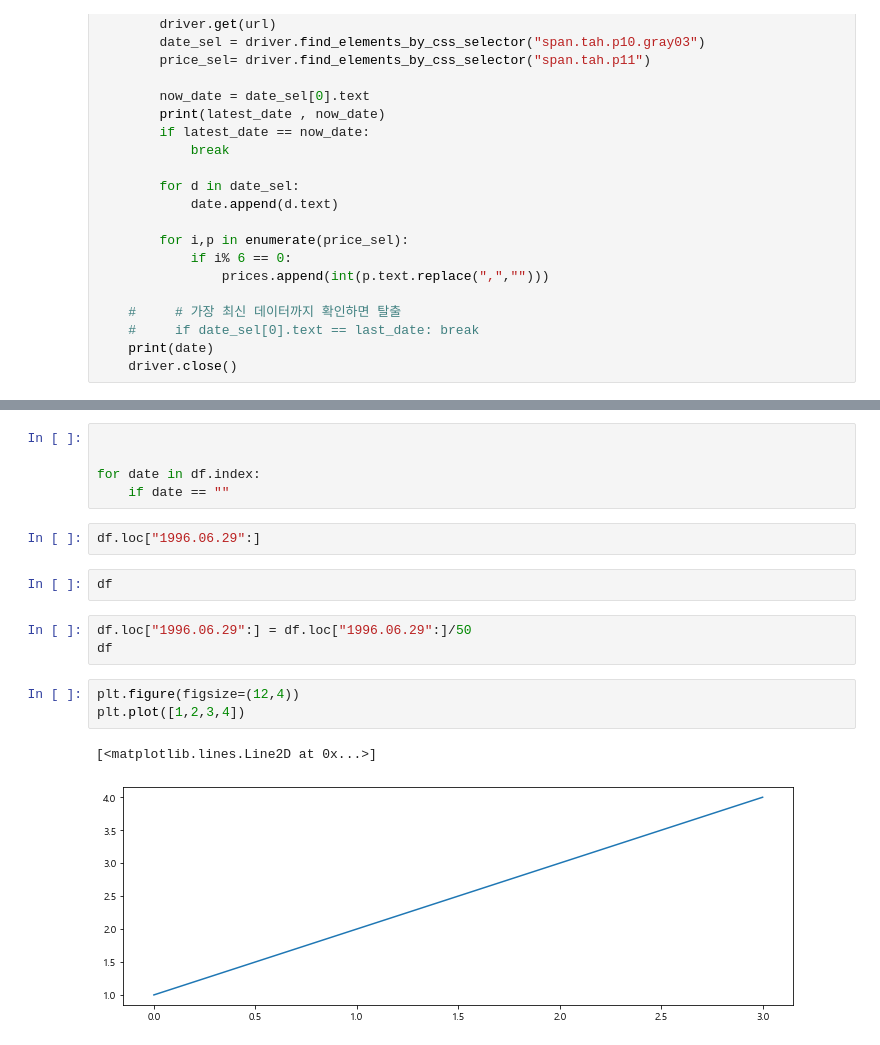
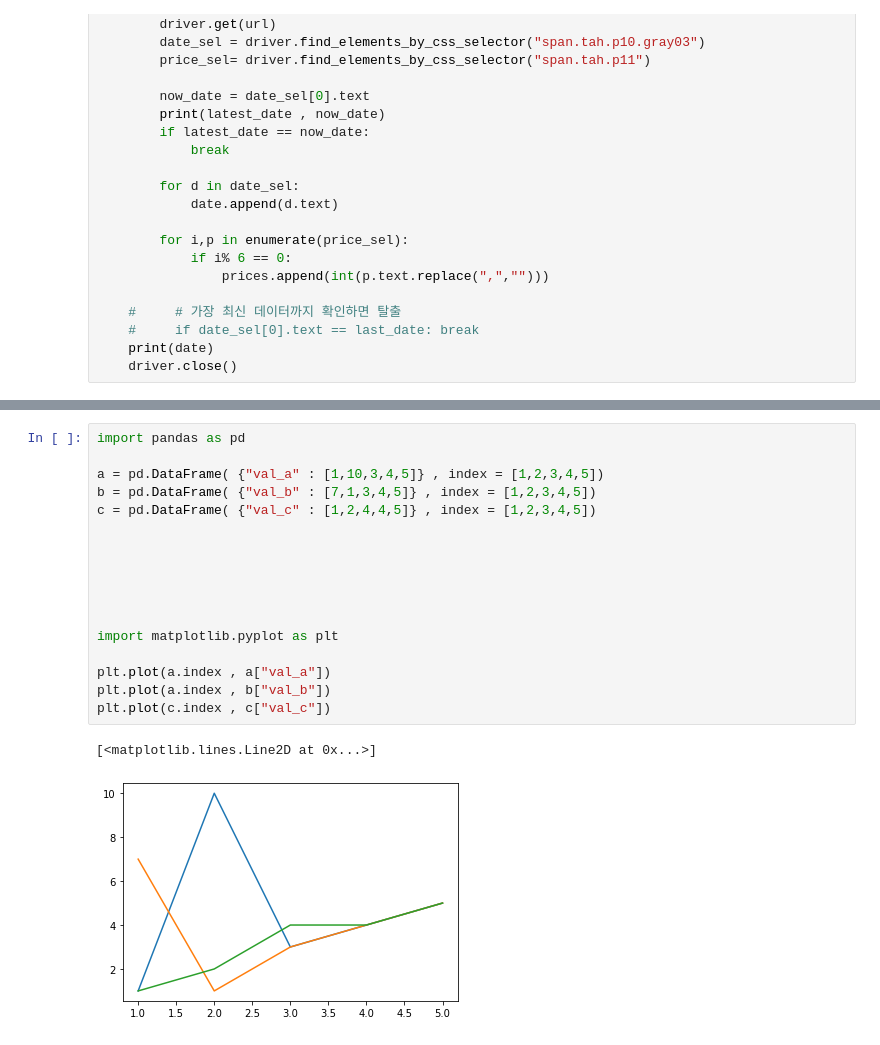
Before and after one commit to Rnlcksgdkd/WebScraping, a Jupyter notebook: study/Naver_Finance_Scrapping/NaverFinance 주식 스크래핑 해보기.ipynb, the cells around one changed output, grey strips where cells are left out. Saved outputs shown, nothing was run; the diff lists cells and outputs as text.

```diff
--- a/study/Naver_Finance_Scrapping/NaverFinance 주식 스크래핑 해보기.ipynb
+++ b/study/Naver_Finance_Scrapping/NaverFinance 주식 스크래핑 해보기.ipynb
@@ -370,18 +305,20 @@ df.head(5).index
-# %%
-
-
-for date in df.index:
-    if date == ""
-# %%
-df.loc["1996.06.29":]
-# %%
-df
-# %%
-df.loc["1996.06.29":] = df.loc["1996.06.29":]/50
-df
-# %%
-plt.figure(figsize=(12,4))
-plt.plot([1,2,3,4])
-# %% [output]
-[<matplotlib.lines.Line2D at 0x...>]
-[figure, removed]
+# %%
+import pandas as pd
+
+a = pd.DataFrame( {"val_a" : [1,10,3,4,5]} , index = [1,2,3,4,5])
+b = pd.DataFrame( {"val_b" : [7,1,3,4,5]} , index = [1,2,3,4,5])
+c = pd.DataFrame( {"val_c" : [1,2,4,4,5]} , index = [1,2,3,4,5])
+
+
+
+
+
+
+import matplotlib.pyplot as plt
+
+plt.plot(a.index , a["val_a"])
+plt.plot(a.index , b["val_b"])
+plt.plot(c.index , c["val_c"])
+# %% [output]
+[<matplotlib.lines.Line2D at 0x...>]
+[figure, added]
```
Also changed, not shown: parts of 9 cells of this notebook, 4 other files.
